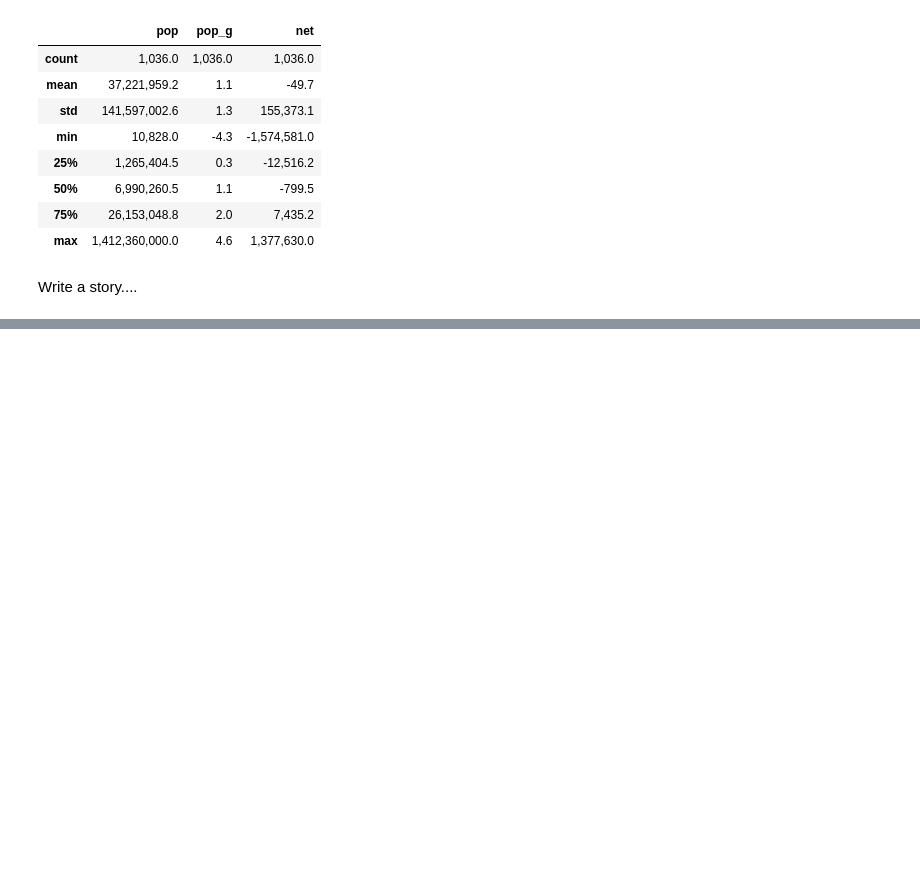
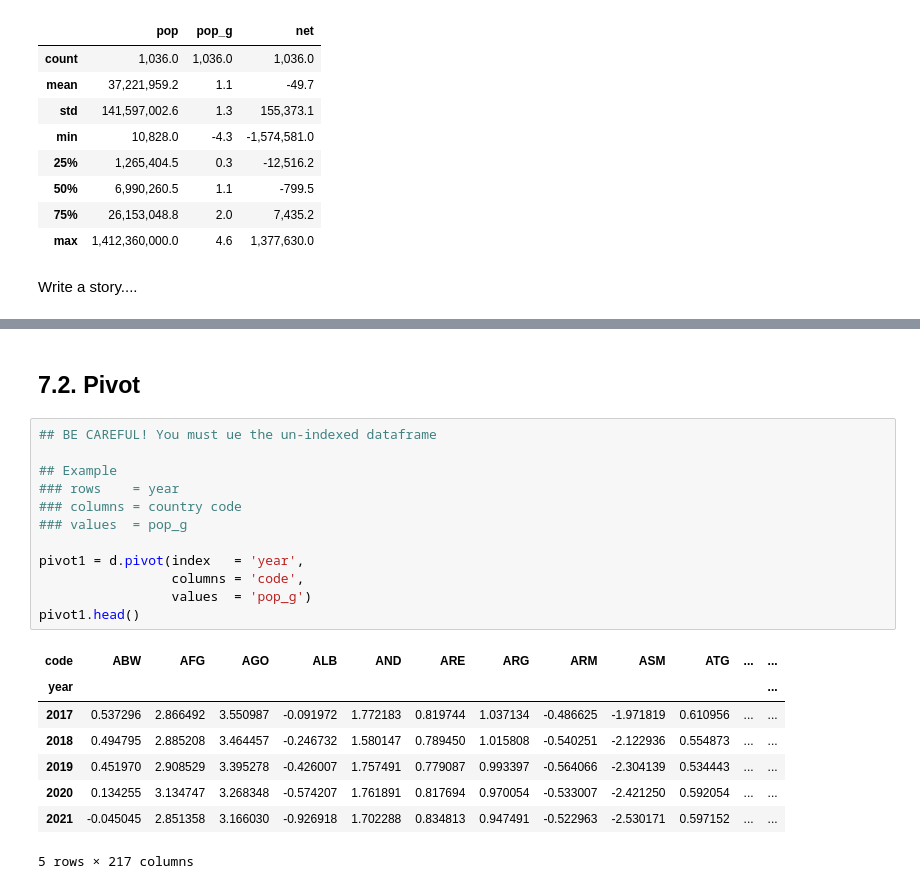
Before and after one commit to FintradeLab/CinC_24_I, a Jupyter notebook: 04_Pandas.ipynb, the cells around one changed output, grey strips where cells are left out. Cells and saved outputs as stored; diff of their text form; blank space fills up the shorter version.

```diff
--- a/04_Pandas.ipynb
+++ b/04_Pandas.ipynb
@@ -185,0 +256,23 @@ Write a story....
+# %% [markdown]
+## 7.2. Pivot
+# %%
+## BE CAREFUL! You must ue the un-indexed dataframe
+
+## Example
+### rows    = year
+### columns = country code
+### values  = pop_g
+
+pivot1 = d.pivot(index   = 'year',
+                 columns = 'code',
+                 values  = 'pop_g')
+pivot1.head()
+# %% [output]
+| code | ABW | AFG | AGO | ALB | AND | ARE | ARG | ARM | ASM | ATG | ... | ... |
+| year |  |  |  |  |  |  |  |  |  |  |  | ... |
+| 2017 | 0.537296 | 2.866492 | 3.550987 | -0.091972 | 1.772183 | 0.819744 | 1.037134 | -0.486625 | -1.971819 | 0.610956 | ... | ... |
+| 2018 | 0.494795 | 2.885208 | 3.464457 | -0.246732 | 1.580147 | 0.789450 | 1.015808 | -0.540251 | -2.122936 | 0.554873 | ... | ... |
+| 2019 | 0.451970 | 2.908529 | 3.395278 | -0.426007 | 1.757491 | 0.779087 | 0.993397 | -0.564066 | -2.304139 | 0.534443 | ... | ... |
+| 2020 | 0.134255 | 3.134747 | 3.268348 | -0.574207 | 1.761891 | 0.817694 | 0.970054 | -0.533007 | -2.421250 | 0.592054 | ... | ... |
+| 2021 | -0.045045 | 2.851358 | 3.166030 | -0.926918 | 1.702288 | 0.834813 | 0.947491 | -0.522963 | -2.530171 | 0.597152 | ... | ... |
+5 rows × 217 columns
```
Also changed, not shown: parts of 8 cells of this notebook.
